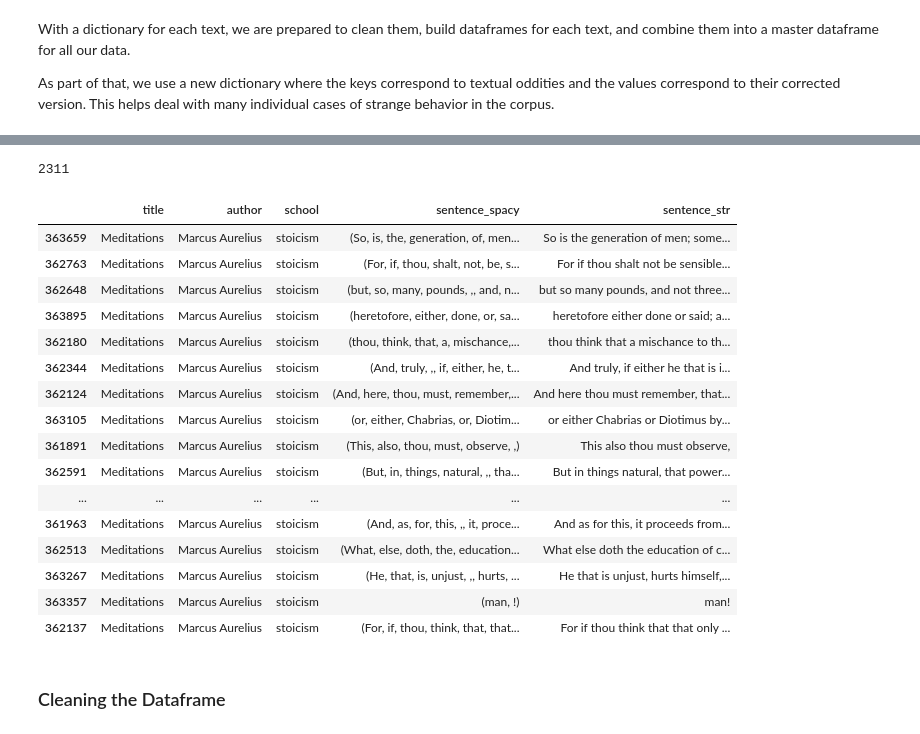
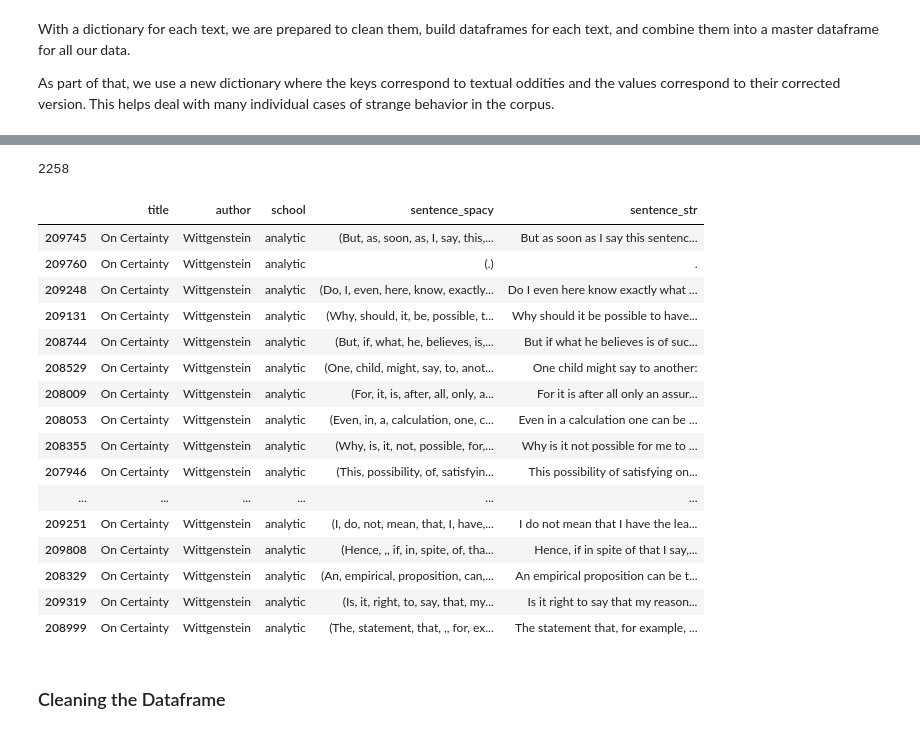
Before and after one commit to kcalizadeh/PDP_data_processing, a Jupyter notebook: data_load_clean_and_export.ipynb, the cells around one changed output, grey strips where cells are left out. Drawn from its saved outputs; the diff is of its cells as text; code cells hidden in the pictures.

Commit message:
adding on certainty by wittgenstein

```diff
--- a/data_load_clean_and_export.ipynb
+++ b/data_load_clean_and_export.ipynb
@@ -174,7 +176,7 @@ epictetus_enchiridion = epictetus_enchiridion.split('New York, 1927.')[1][99:].s
 # %%
 # use this cell to deal with the new text and experiment until we have a good result
 
-aurelius_meditations = aurelius_meditations.split('Book vi. Num. xlviii.')[1].split('APPENDIX')[0]
+wittgenstein_certainty = wittgenstein_certainty.split('advice about the translation of this work.')[1][3:]
 # %% [markdown]
 Now we aggregate them by school and create a dictionary of various aggregates for future use.
 # %%
@@ -194,7 +196,7 @@ german_idealist_texts = [kant_practical_reason, kant_judgement, kant_pure_reason
 analytic_texts = [russell_analylsis_of_mind, russell_problems_of_phil,
                   moore_studies, wittgenstein_investigations, wittgenstein_tractatus,
                   lewis_papers1, lewis_papers2, quine_quintessence, popper_science,
-                  kripke_naming, kripke_troubles]
+                  kripke_naming, kripke_troubles, wittgenstein_certainty]
 phenomenology_texts = [ponty_perception, husserl_crisis,
                        husserl_idea_of, heidegger_being_time, heidegger_track]
 continental_texts = [foucault_clinic, foucault_madness, foucault_order,
@@ -505,7 +507,8 @@ title_list = ["plato - complete works", "aristotle - complete works", "aristotle
               'philosophical investigations', 'tractatus logico-philosophicus',
               "lewis - papers", "lewis - papers", 'quintessence',
               'the logic of scientific discovery', 'naming and necessity',
-              'philosophical troubles', 'the birth of the clinic', 'madness and civilization',
+              'philosophical troubles', 'on certainty', 'the birth of the clinic',
+              'madness and civilization',
               'the order of things', 'writing and difference', 'difference and repetition',
               'anti-oedipus', 'the phenomenology of perception',
               'the crisis of the european sciences and phenomenology',
@@ -524,7 +527,7 @@ author_list = ['plato', 'aristotle', 'aristotle', 'locke', 'locke', 'locke',
                'hume', 'hume', 'berkeley', 'berkeley', 'spinoza', 'spinoza',
                'leibniz', 'descartes', 'descartes', 'malebranche', 'russell',
                'russell', 'moore', 'wittgenstein', 'wittgenstein', 'lewis', 'lewis',
-               'quine', 'popper', 'kripke', 'kripke', 'foucault', 'foucault',
+               'quine', 'popper', 'kripke', 'kripke', 'wittgenstein', 'foucault', 'foucault',
                'foucault', 'derrida', 'deleuze', 'deleuze', 'merleau-ponty',
                'husserl', 'husserl', 'heidegger', 'heidegger', 'kant', 'kant',
                'kant', 'fichte', 'hegel', 'hegel', 'hegel', 'marx', 'marx', 'lenin',
@@ -535,7 +538,7 @@ school_list = ['plato', 'aristotle', 'aristotle', 'empiricism', 'empiricism',
                'rationalism', 'rationalism', 'rationalism', 'rationalism',
                'rationalism', 'rationalism', 'analytic', 'analytic', 'analytic',
                'analytic', 'analytic', 'analytic', 'analytic', 'analytic', 'analytic',
-               'analytic', 'analytic', 'continental', 'continental', 'continental',
+               'analytic', 'analytic', 'analytic', 'continental', 'continental', 'continental',
                'continental', 'continental', 'continental', 'phenomenology',
                'phenomenology', 'phenomenology', 'phenomenology', 'phenomenology',
                'german_idealism', 'german_idealism', 'german_idealism', 'german_idealism',
@@ -549,7 +552,7 @@ to_rm_list = [plato_to_rm, aristotle_to_rm, aristotle_to_rm, locke_gov_to_rm,
               descartes_meditations_to_rm, malebranche_search_to_rm, [],
               [], [], [], wittgenstein_tract_to_rm, lewis_papers_1_to_rm,
               lewis_papers_2_to_rm, quine_quintessence_to_rm, popper_science_to_rm,
-              [], kripke_troubles_to_rm, foucault_clinic_to_rm, foucault_madness_to_rm,
+              [], kripke_troubles_to_rm, [], foucault_clinic_to_rm, foucault_madness_to_rm,
               foucault_order_to_rm, [], deleuze_difference_to_rm, [],
               ponty_perception_to_rm, husserl_crisis_to_rm, [], heidegger_b_and_t_to_rm,
               [], [], kant_judgement_to_rm, kant_pure_reason_to_rm, fichte_ethics_to_rm,
@@ -596,6 +599,7 @@ As part of that, we use a new dictionary where the keys correspond to textual od
 #@title Oddities Dictionary for Cleaning
 # a dictionary of oddities to clean up
 odd_words_dict = {'\sderstanding': 'derstanding',
+                  '\sditference\s': ' difference ',
                   '\sforthe\s': ' for the ',
                   '\sject': 'ject',
                   '\sjects': 'jects',
@@ -795,27 +799,27 @@ stoicism           0.007269
 Name: school, dtype: float64
 # %%
 # use this cell to check the new author's sentences and see if anything seems amiss
-print(len(df[df['author']=='Marcus Aurelius']))
-df[df['author']=='Marcus Aurelius'].sample(20)
+print(len(df[df['title']=='On Certainty']))
+df[df['title']=='On Certainty'].sample(20)
 # %% [output]
-2311
+2258
 |  | title | author | school | sentence_spacy | sentence_str |
-| 363659 | Meditations | Marcus Aurelius | stoicism | (So, is, the, generation, of, men... | So is the generation of men; some... |
-| 362763 | Meditations | Marcus Aurelius | stoicism | (For, if, thou, shalt, not, be, s... | For if thou shalt not be sensible... |
-| 362648 | Meditations | Marcus Aurelius | stoicism | (but, so, many, pounds, ,, and, n... | but so many pounds, and not three... |
-| 363895 | Meditations | Marcus Aurelius | stoicism | (heretofore, either, done, or, sa... | heretofore either done or said; a... |
-| 362180 | Meditations | Marcus Aurelius | stoicism | (thou, think, that, a, mischance,... | thou think that a mischance to th... |
-| 362344 | Meditations | Marcus Aurelius | stoicism | (And, truly, ,, if, either, he, t... | And truly, if either he that is i... |
-| 362124 | Meditations | Marcus Aurelius | stoicism | (And, here, thou, must, remember,... | And here thou must remember, that... |
-| 363105 | Meditations | Marcus Aurelius | stoicism | (or, either, Chabrias, or, Diotim... | or either Chabrias or Diotimus by... |
-| 361891 | Meditations | Marcus Aurelius | stoicism | (This, also, thou, must, observe, ,) | This also thou must observe, |
-| 362591 | Meditations | Marcus Aurelius | stoicism | (But, in, things, natural, ,, tha... | But in things natural, that power... |
+| 209745 | On Certainty | Wittgenstein | analytic | (But, as, soon, as, I, say, this,... | But as soon as I say this sentenc... |
+| 209760 | On Certainty | Wittgenstein | analytic | (.) | . |
+| 209248 | On Certainty | Wittgenstein | analytic | (Do, I, even, here, know, exactly... | Do I even here know exactly what ... |
+| 209131 | On Certainty | Wittgenstein | analytic | (Why, should, it, be, possible, t... | Why should it be possible to have... |
+| 208744 | On Certainty | Wittgenstein | analytic | (But, if, what, he, believes, is,... | But if what he believes is of suc... |
+| 208529 | On Certainty | Wittgenstein | analytic | (One, child, might, say, to, anot... | One child might say to another: |
+| 208009 | On Certainty | Wittgenstein | analytic | (For, it, is, after, all, only, a... | For it is after all only an assur... |
+| 208053 | On Certainty | Wittgenstein | analytic | (Even, in, a, calculation, one, c... | Even in a calculation one can be ... |
+| 208355 | On Certainty | Wittgenstein | analytic | (Why, is, it, not, possible, for,... | Why is it not possible for me to ... |
+| 207946 | On Certainty | Wittgenstein | analytic | (This, possibility, of, satisfyin... | This possibility of satisfying on... |
 | ... | ... | ... | ... | ... | ... |
-| 361963 | Meditations | Marcus Aurelius | stoicism | (And, as, for, this, ,, it, proce... | And as for this, it proceeds from... |
-| 362513 | Meditations | Marcus Aurelius | stoicism | (What, else, doth, the, education... | What else doth the education of c... |
-| 363267 | Meditations | Marcus Aurelius | stoicism | (He, that, is, unjust, ,, hurts, ... | He that is unjust, hurts himself,... |
-| 363357 | Meditations | Marcus Aurelius | stoicism | (man, !) | man! |
-| 362137 | Meditations | Marcus Aurelius | stoicism | (For, if, thou, think, that, that... | For if thou think that that only ... |
+| 209251 | On Certainty | Wittgenstein | analytic | (I, do, not, mean, that, I, have,... | I do not mean that I have the lea... |
+| 209808 | On Certainty | Wittgenstein | analytic | (Hence, ,, if, in, spite, of, tha... | Hence, if in spite of that I say,... |
+| 208329 | On Certainty | Wittgenstein | analytic | (An, empirical, proposition, can,... | An empirical proposition can be t... |
+| 209319 | On Certainty | Wittgenstein | analytic | (Is, it, right, to, say, that, my... | Is it right to say that my reason... |
+| 208999 | On Certainty | Wittgenstein | analytic | (The, statement, that, ,, for, ex... | The statement that, for example, ... |
 # %% [markdown]
 ### Cleaning the Dataframe
 # %% [markdown]
```
Also changed, not shown: parts of 32 cells of this notebook.
